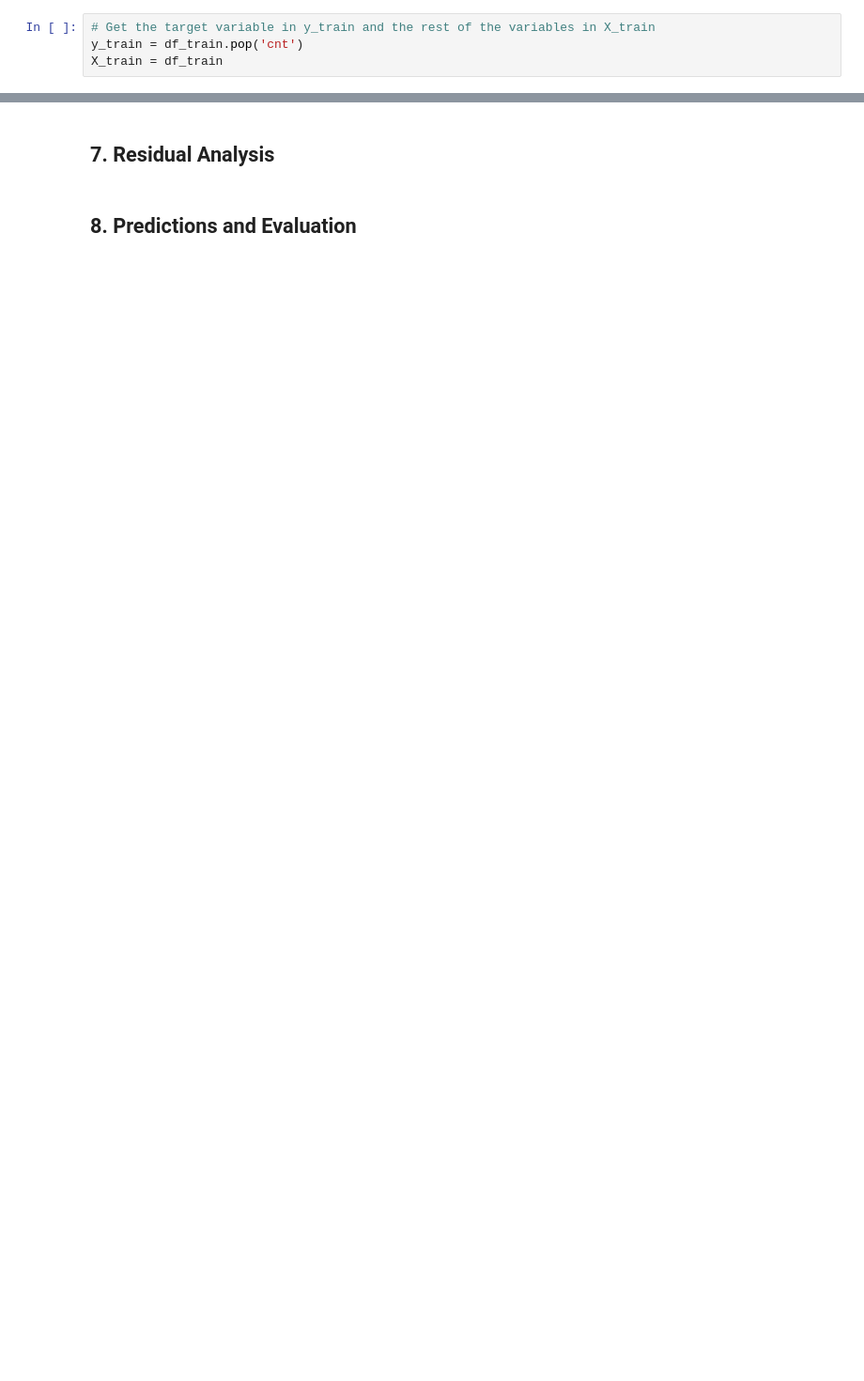
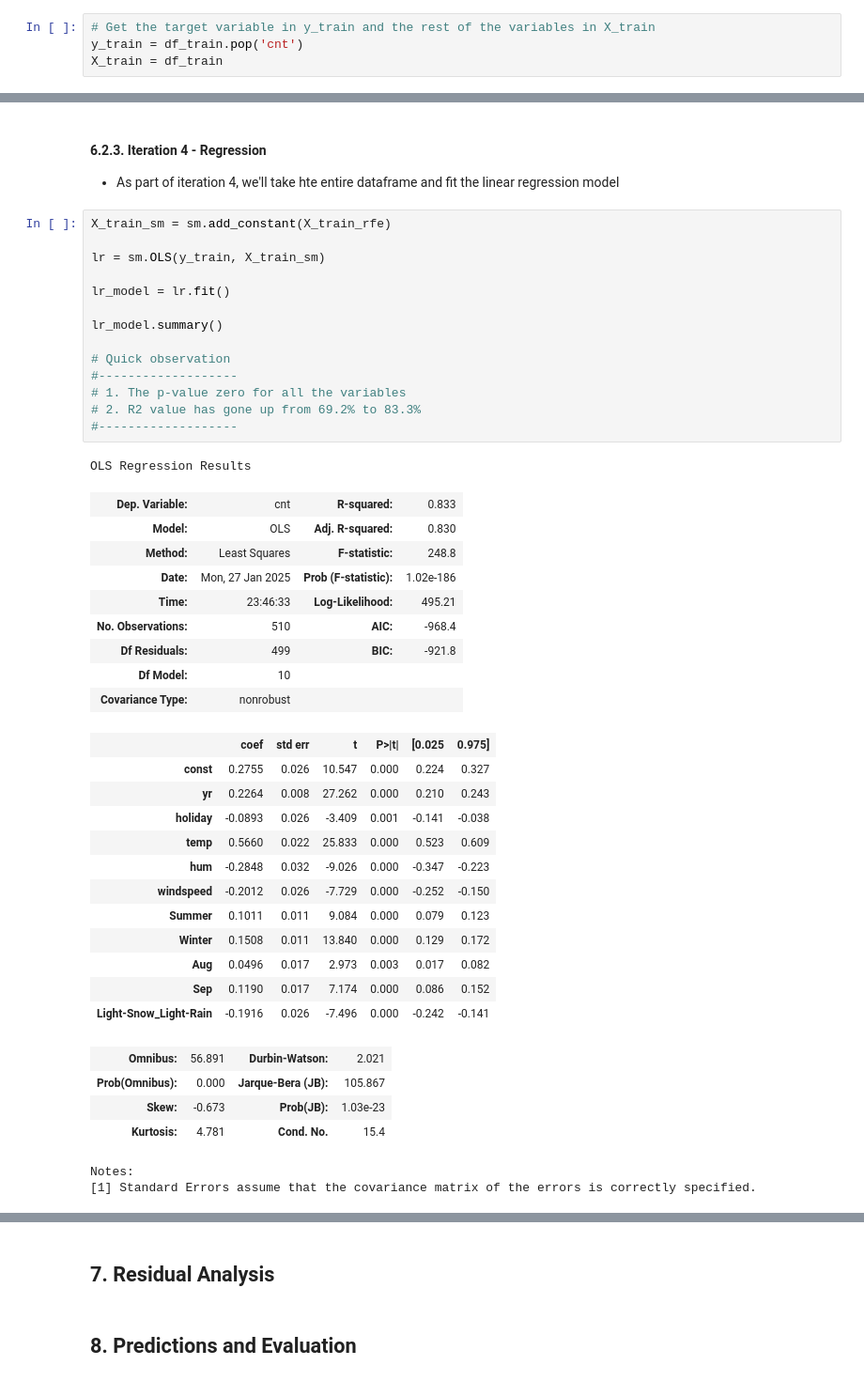
Before and after one commit to uvarajthulasiram/BikeSharingAssignment, a Jupyter notebook: LinearRegression.ipynb, the cells around one changed output, grey strips where cells are left out. Shown at 94% size. Cells and saved outputs as stored; diff of their text form; blank space fills up the shorter version.

```diff
--- a/LinearRegression.ipynb
+++ b/LinearRegression.ipynb
@@ -609,0 +693,46 @@ Notes:
+# %% [markdown]
+#### **6.2.3. Iteration 4 - Regression**
+- As part of iteration 4, we'll take hte entire dataframe and fit the linear regression model
+# %%
+X_train_sm = sm.add_constant(X_train_rfe)
+
+lr = sm.OLS(y_train, X_train_sm)
+
+lr_model = lr.fit()
+
+lr_model.summary()
+
+# Quick observation
+#-------------------
+# 1. The p-value zero for all the variables
+# 2. R2 value has gone up from 69.2% to 83.3%
+#-------------------
+# %% [output]
+OLS Regression Results
+| Dep. Variable: | cnt | R-squared: | 0.833 |
+| Model: | OLS | Adj. R-squared: | 0.830 |
+| Method: | Least Squares | F-statistic: | 248.8 |
+| Date: | Mon, 27 Jan 2025 | Prob (F-statistic): | 1.02e-186 |
+| Time: | 23:46:33 | Log-Likelihood: | 495.21 |
+| No. Observations: | 510 | AIC: | -968.4 |
+| Df Residuals: | 499 | BIC: | -921.8 |
+| Df Model: | 10 |  |  |
+| Covariance Type: | nonrobust |  |  |
+|  | coef | std err | t | P>|t| | [0.025 | 0.975] |
+| const | 0.2755 | 0.026 | 10.547 | 0.000 | 0.224 | 0.327 |
+| yr | 0.2264 | 0.008 | 27.262 | 0.000 | 0.210 | 0.243 |
+| holiday | -0.0893 | 0.026 | -3.409 | 0.001 | -0.141 | -0.038 |
+| temp | 0.5660 | 0.022 | 25.833 | 0.000 | 0.523 | 0.609 |
+| hum | -0.2848 | 0.032 | -9.026 | 0.000 | -0.347 | -0.223 |
+| windspeed | -0.2012 | 0.026 | -7.729 | 0.000 | -0.252 | -0.150 |
+| Summer | 0.1011 | 0.011 | 9.084 | 0.000 | 0.079 | 0.123 |
+| Winter | 0.1508 | 0.011 | 13.840 | 0.000 | 0.129 | 0.172 |
+| Aug | 0.0496 | 0.017 | 2.973 | 0.003 | 0.017 | 0.082 |
+| Sep | 0.1190 | 0.017 | 7.174 | 0.000 | 0.086 | 0.152 |
+| Light-Snow_Light-Rain | -0.1916 | 0.026 | -7.496 | 0.000 | -0.242 | -0.141 |
+| Omnibus: | 56.891 | Durbin-Watson: | 2.021 |
+| Prob(Omnibus): | 0.000 | Jarque-Bera (JB): | 105.867 |
+| Skew: | -0.673 | Prob(JB): | 1.03e-23 |
+| Kurtosis: | 4.781 | Cond. No. | 15.4 |
+Notes:
+[1] Standard Errors assume that the covariance matrix of the errors is correctly specified.
```
Also changed, not shown: parts of 20 cells of this notebook.
